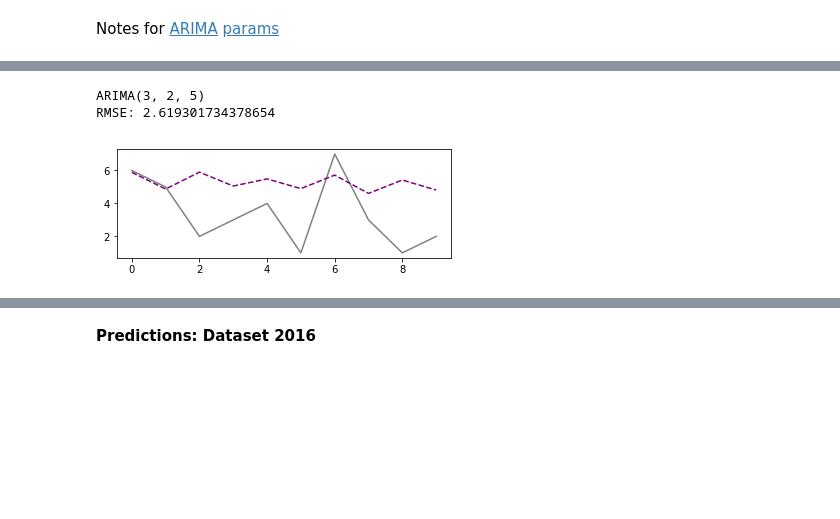
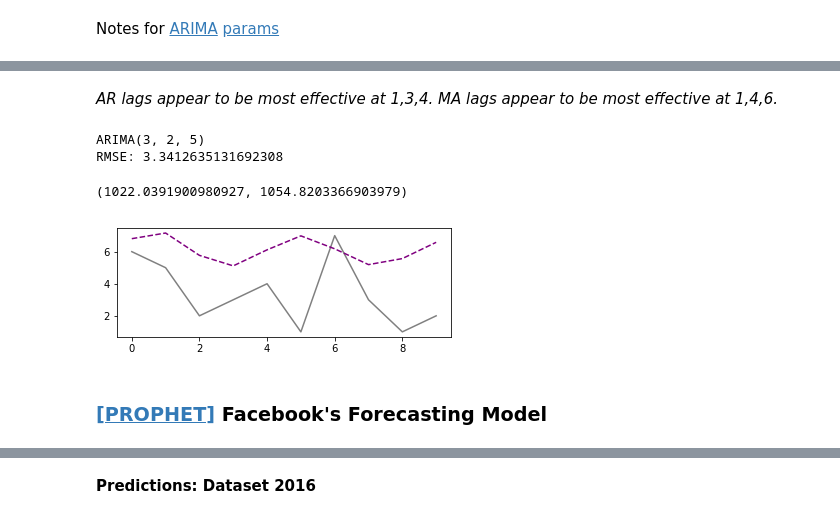
Before and after one commit to kimrharper/thinkful, a Jupyter notebook: capstone/capstone-odot-bikeaccident.ipynb, the cells around one changed output, grey strips where cells are left out. Saved outputs shown, nothing was run; the diff lists cells and outputs as text; code cells hidden in the pictures; blank space fills up the shorter version.

Commit message:
added prophet forecasting and included code for finding stationarity

```diff
--- a/capstone/capstone-odot-bikeaccident.ipynb
+++ b/capstone/capstone-odot-bikeaccident.ipynb
@@ -157,7 +171,7 @@ __Test/Train__
 # %%
 # split into train and test sets
 lag_split =10
-X,y = np.array(range(len(ba.values))),ba.values
+X,y = np.array(range(len(ba.values[1:]))),ba.values[1:]
 train, test = [X[:-lag_split],y[:-lag_split]],[X[-lag_split:],y[-lag_split:]]
 train_X, train_y = train[0],train[1]
 test_X, test_y = test[0],test[1]
@@ -422,0 +489,2 @@ Notes for [ARIMA](https://people.duke.edu/~rnau/411arim.htm) [params](https://st
+# %% [markdown]
+_AR lags appear to be most effective at 1,3,4. MA lags appear to be most effective at 1,4,6._
@@ -423,11 +494,15 @@ Notes for [ARIMA](https://people.duke.edu/~rnau/411arim.htm) [params](https://st
 # %%
+# Various algorithms for finding weight coefficients
+solvers = ['lbfgs', 'bfgs', 'newton', 'nm', 'cg', 'ncg', 'powell']
+
 order = (3,2,5)
 model = ARIMA(list(train_y), order=order)
 model_fit = model.fit()
 forecast = model_fit.forecast(steps=len(test_y))
 visual_validate(forecast[0],test_y,'ARIMA{}'.format(order))
-# print(model_fit.summary())
+model_fit.aic,model_fit.bic
 # %% [output]
 ARIMA(3, 2, 5)
-RMSE: 2.619301734378654
+RMSE: 3.3412635131692308
+(1022.0391900980927, 1054.8203366903979)
-[figure, old version]
+[figure, new version]
@@ -433,0 +511,2 @@ RMSE: 2.619301734378654
+# %% [markdown]
+### [[PROPHET]](https://www.analyticsvidhya.com/blog/2018/05/generate-accurate-forecasts-facebook-prophet-python-r/) Facebook's Forecasting Model
```
Also changed, not shown: parts of 23 cells of this notebook.
